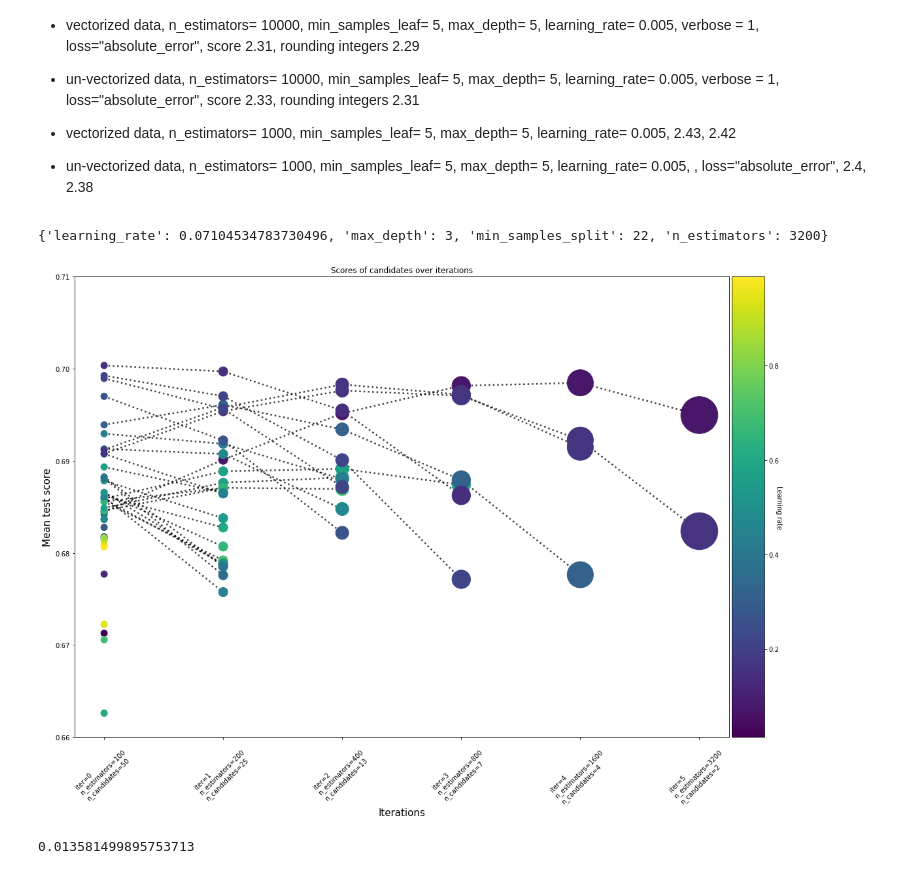
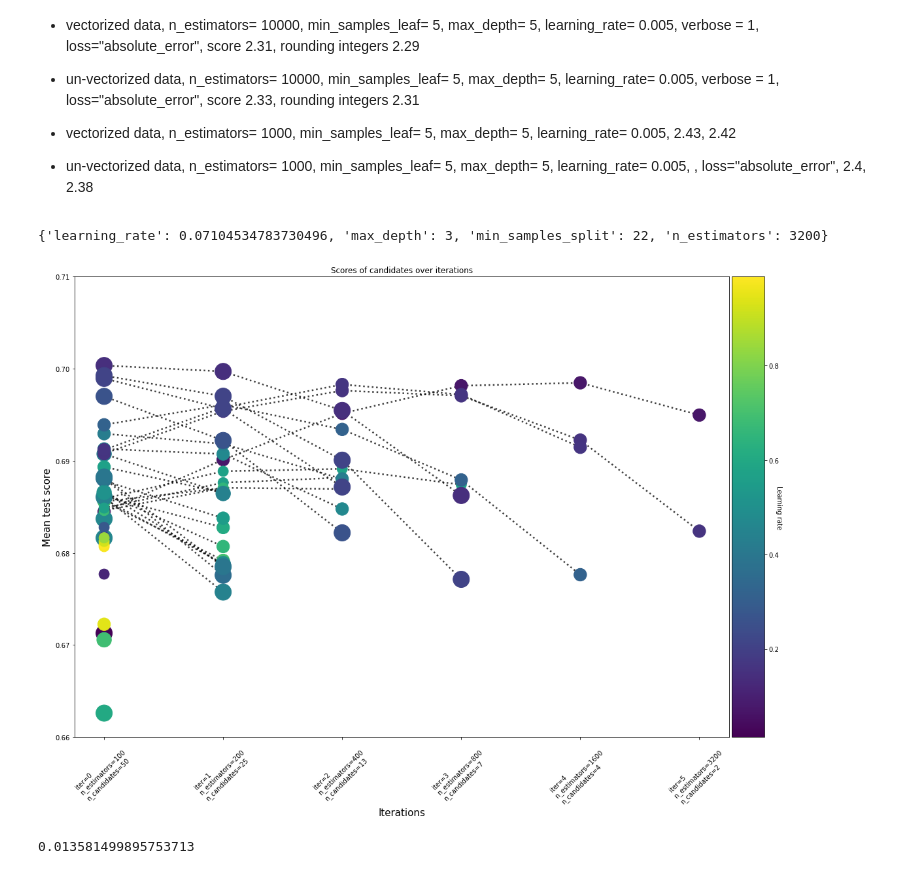
Before and after one commit to phillipSloan/MoreBikes, a Jupyter notebook: all_data.ipynb, the cells around one changed output. Saved outputs shown, nothing was run; the diff lists cells and outputs as text; code cells hidden in the pictures.

```diff
--- a/all_data.ipynb
+++ b/all_data.ipynb
@@ -407,35 +407,40 @@ for i, lr in enumerate(unique_learning_rates):
     #plt.fill_between(np.arange(test_scores.shape[0]), test_scores-test_deviations, test_scores+test_deviations, alpha = 0.2)
 
     ax.plot(np.arange(test_scores.shape[0]), test_scores, linewidth = 2.5, alpha=0.75, linestyle = ':', c='0')
 
-scat = ax.scatter(results["iter"], results["mean_test_score"], c = results["param_learning_rate"], zorder = int(1e5), s = results["param_n_estimators"].to_numpy().astype(np.float32))
+scat = ax.scatter(results["iter"], results["mean_test_score"], c = results["param_learning_rate"], zorder = int(1e5),
+                  s = 125*results["param_max_depth"].to_numpy().astype(np.float32))
 
 divider = make_axes_locatable(ax)
 cax = divider.append_axes('right', size='5%', pad=0.05)
 
 bar = fig.colorbar(scat, cax = cax)
 bar.ax.set_ylabel('Learning rate', rotation=270)
 
 
 labels = [
     f"iter={i}\nn_estimators={search.n_resources_[i]} \nn_candidates={search.n_candidates_[i]}"# \nn_estimators={params["n_estimators"][i]} "
     for i in range(search.n_iterations_)
 ]
 
 
 ax.set_ylim([0.66, 0.71])
 ax.set_xticks(range(search.n_iterations_))
 ax.set_xticklabels(labels, rotation=45, multialignment="left")
 ax.set_title("Scores of candidates over iterations")
 ax.set_ylabel("Mean test score", fontsize=15)
 ax.set_xlabel("Iterations", fontsize=15)
 plt.tight_layout()
+
+plt.savefig("iterative_halving.png")
+
+
 plt.show()
 
 print(np.min(results["param_learning_rate"]))
 # %% [output]
 {'learning_rate': 0.07104534783730496, 'max_depth': 3, 'min_samples_split': 22, 'n_estimators': 3200}
-[figure, old version]
+[figure, new version]
 0.013581499895753713
 # %%
 from time import time
```
Also changed, not shown: parts of 5 cells of this notebook, 4 other files.
